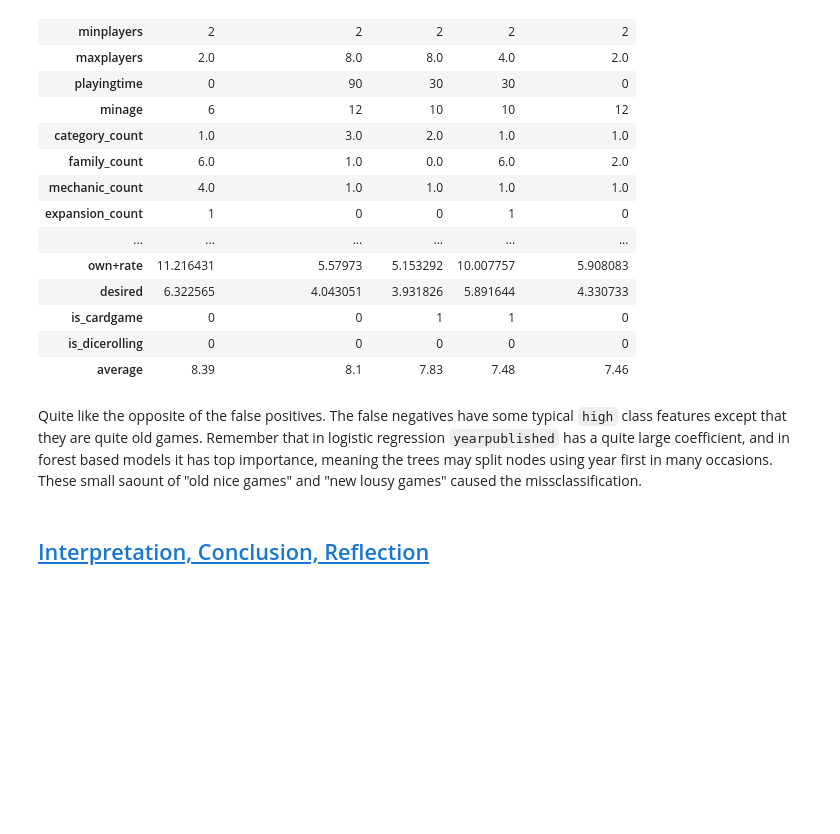
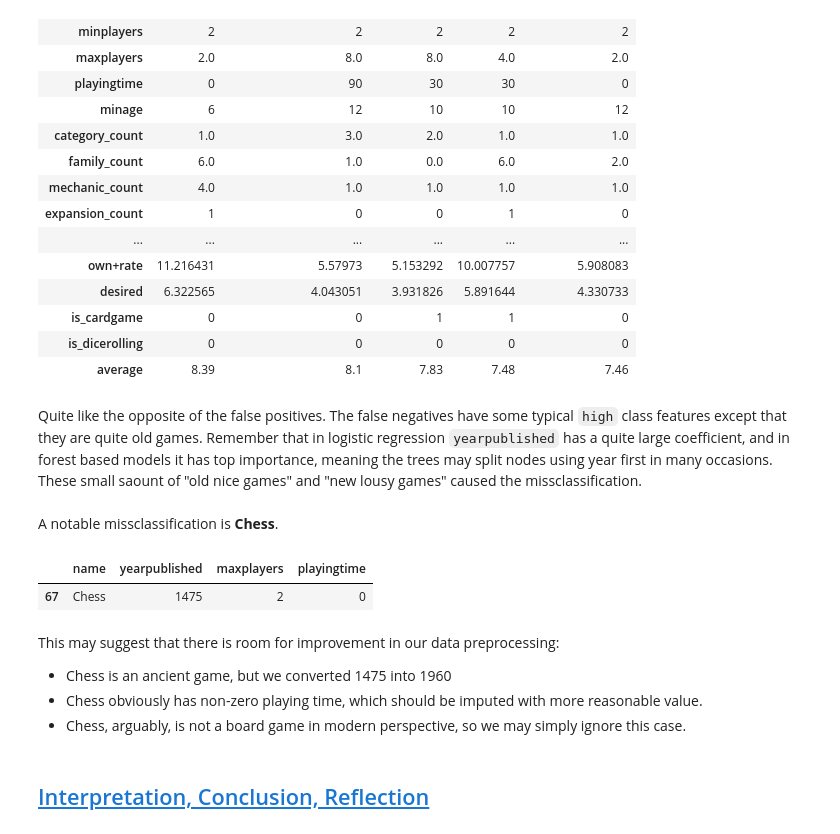
Before and after one commit to Fredfreddo/SI618_24W_project, a Jupyter notebook: project_3.ipynb, the cells around one changed output. Drawn from its saved outputs; the diff is of its cells as text; code cells hidden in the pictures; blank space fills up the shorter version.

```diff
--- a/project_3.ipynb
+++ b/project_3.ipynb
@@ -789,6 +789,18 @@ core_data.loc[all_fn].sort_values('average', ascending=False).head(5).T
 | average | 8.39 | 8.1 | 7.83 | 7.48 | 7.46 |
 # %% [markdown]
 Quite like the opposite of the false positives. The false negatives have some typical `high` class features except that they are quite old games. Remember that in logistic regression `yearpublished` has a quite large coefficient, and in forest based models it has top importance, meaning the trees may split nodes using year first in many occasions. These small saount of "old nice games" and "new lousy games" caused the missclassification.
+# %% [markdown]
+A notable missclassification is **Chess**.
+# %%
+ready_data[ready_data.name == "Chess"][['name', 'yearpublished', 'maxplayers', 'playingtime']]
+# %% [output]
+|  | name | yearpublished | maxplayers | playingtime |
+| 67 | Chess | 1475 | 2 | 0 |
+# %% [markdown]
+This may suggest that there is room for improvement in our data preprocessing:
+- Chess is an ancient game, but we converted 1475 into 1960
+- Chess obviously has non-zero playing time, which should be imputed with more reasonable value.
+- Chess, arguably, is not a board game in modern perspective, so we may simply ignore this case.
 # %% [markdown]
 ## <a id='toc2_7_'></a>[Interpretation, Conclusion, Reflection](#toc0_)
 # %% [markdown]
```
Also changed, not shown: 1 other file.
